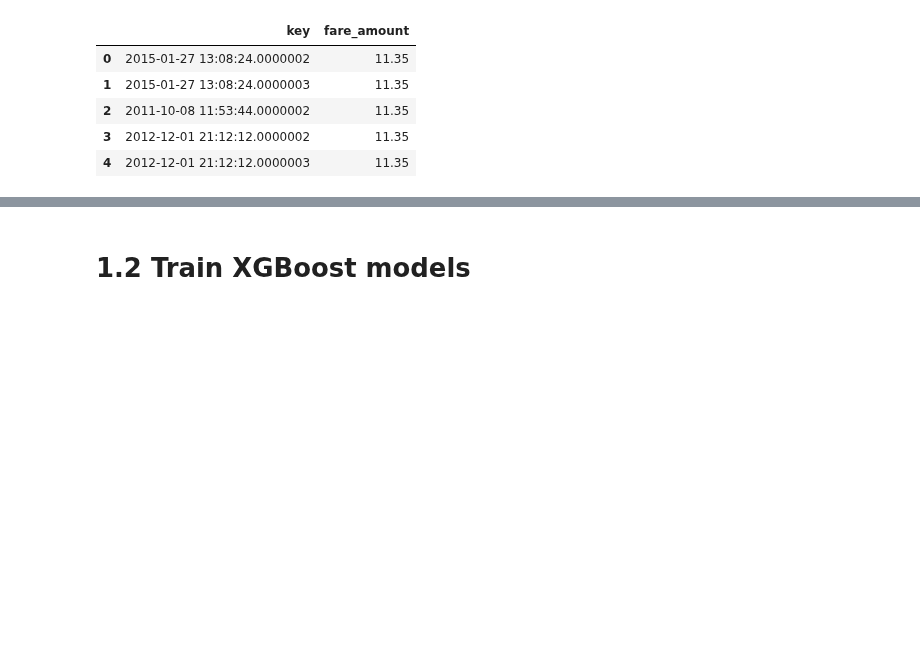
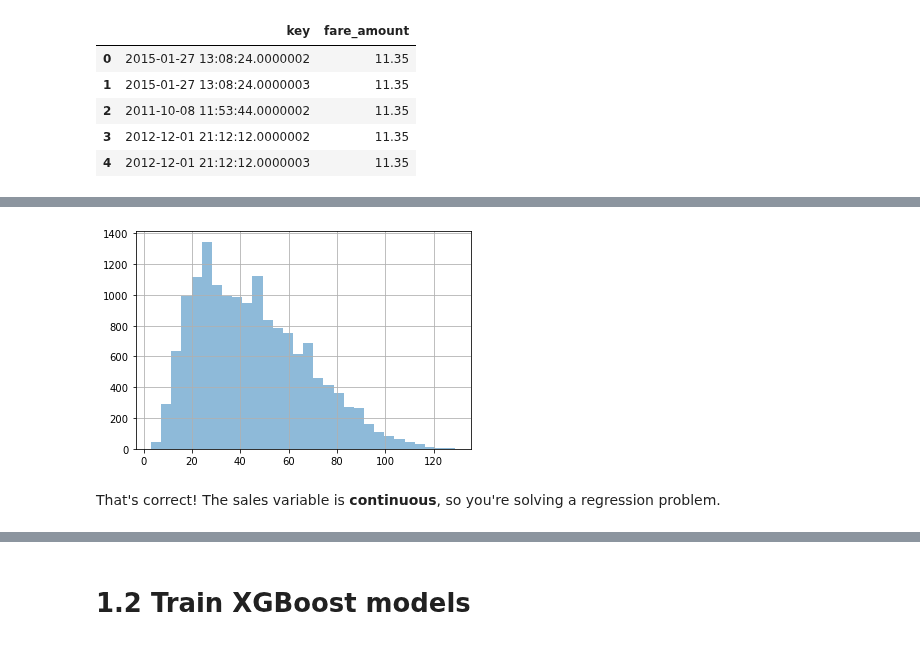
Before and after one commit to anhhaibkhn/Data-Science-selfstudy-notes-Blog, a Jupyter notebook: _notebooks/Winning a Kaggle Competition in Python/2022-08-03-Chapter_1 New York City Taxi Fare Prediction.ipynb, the cells around one changed output, grey strips where cells are left out. Drawn from its saved outputs; the diff is of its cells as text; code cells hidden in the pictures; blank space fills up the shorter version.

```diff
--- a/_notebooks/Winning a Kaggle Competition in Python/2022-08-03-Chapter_1 New York City Taxi Fare Prediction.ipynb
+++ b/_notebooks/Winning a Kaggle Competition in Python/2022-08-03-Chapter_1 New York City Taxi Fare Prediction.ipynb
@@ -19,0 +42,12 @@
+# %%
+# Import pandas
+import pandas as pd
+
+# Read train data
+train = pd.read_csv('datasets/demand_forecasting_train_1_month.csv')
+
+# Look at the shape of the data
+print('Train shape:', train.shape)
+
+# Look at the head() of the data
+print(train.head())
@@ -59,0 +192,7 @@ taxi_sample_sub.head()
+# %%
+train.sales.hist(bins=30, alpha= 0.5)
+plt.show()
+# %% [output]
+[figure, added]
+# %% [markdown]
+That's correct! The sales variable is **continuous**, so you're solving a regression problem.
```
Also changed, not shown: parts of 20 cells of this notebook, 3 other files.
